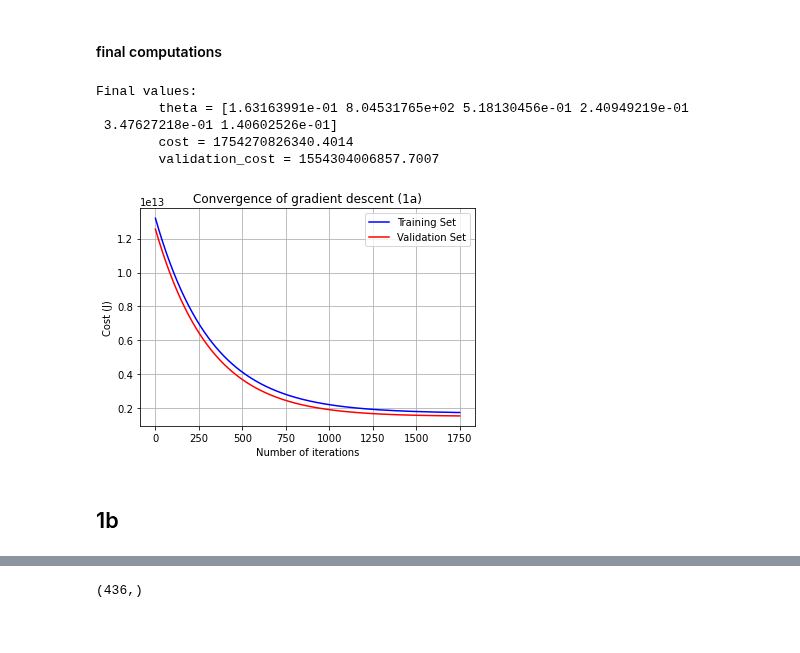
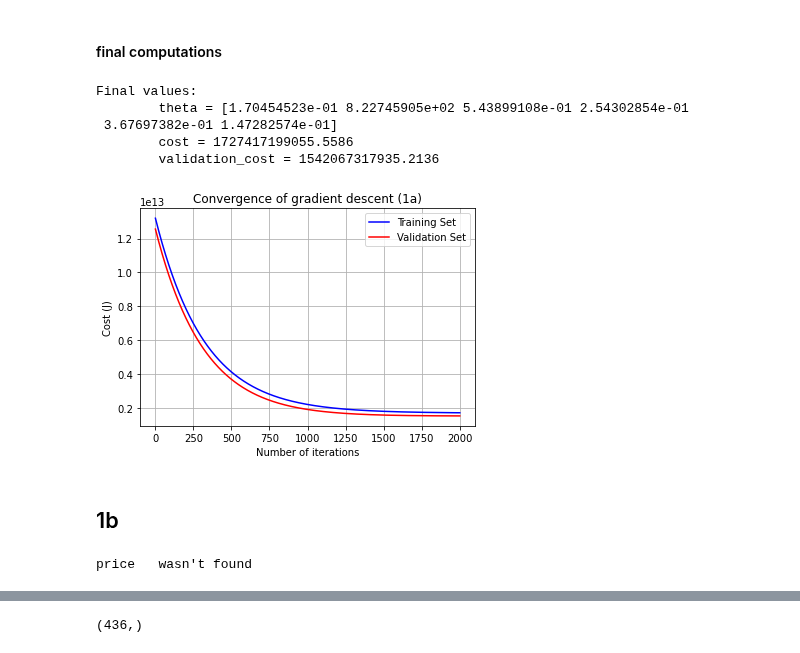
Before and after one commit to A-Hudson-0117/MachineLearning-Intro, a Jupyter notebook: housing descent (hw 1)/housing_descent.ipynb, the cells around one changed output, grey strips where cells are left out. Saved outputs shown, nothing was run; the diff lists cells and outputs as text; code cells hidden in the pictures.

```diff
--- a/housing descent (hw 1)/housing_descent.ipynb
+++ b/housing descent (hw 1)/housing_descent.ipynb
@@ -400,28 +402,28 @@ The validation cost for given values of theta = 12594621888761.469
 #### final computations
 # %%
 theta = np.zeros(X.shape[1])
-iterations = 1750;
+iterations = 2000;
 alpha = 0.00000000005;
 
 # debug = True
 # debug = False
 
 theta, cost_history, validation_history = gradient_descent1(X, Y, theta, alpha, iterations, valid_X, valid_Y)
 print('Final values:\n\ttheta =', theta)
 print(f"\tcost = {cost_history[-1]}")
 print(f"\tvalidation_cost = {validation_history[-1]}")
 plot_2_sets_of_data(iterations, cost_history, validation_history, 'Convergence of gradient descent (1a)')
 # %% [output]
 Final values:
-        theta = [1.63163991e-01 8.04531765e+02 5.18130456e-01 2.40949219e-01
- 3.47627218e-01 1.40602526e-01]
-        cost = 1754270826340.4014
-        validation_cost = 1554304006857.7007
+        theta = [1.70454523e-01 8.22745905e+02 5.43899108e-01 2.54302854e-01
+ 3.67697382e-01 1.47282574e-01]
+        cost = 1727417199055.5586
+        validation_cost = 1542067317935.2136
-[figure, old version]
+[figure, new version]
 # %% [markdown]
 ## 1b
 # %%
-used_vars_b = ["Area","bedrooms","bathrooms","stories","mainroad","guestroom","basement","hotwaterheating","airconditioning","parking","prefarea"]
+used_vars_b = ["area","bedrooms","bathrooms","stories","mainroad","guestroom","basement","hotwaterheating","airconditioning","parking","prefarea"]
 used_train_x = x_train_values.copy()
 used_valid_x = x_valid_values.copy()
 
@@ -431,7 +433,9 @@ for item in set(var_list).difference(used_vars_b):
         used_train_x.pop(item)
         used_valid_x.pop(item)
     except KeyError:
-        pass
+        print(f"{item}   wasn't found");
+# %% [output]
+price   wasn't found
 # %%
 print(used_train_x.shape)
 used_train_x.head()
```
Also changed, not shown: parts of 47 cells of this notebook.
